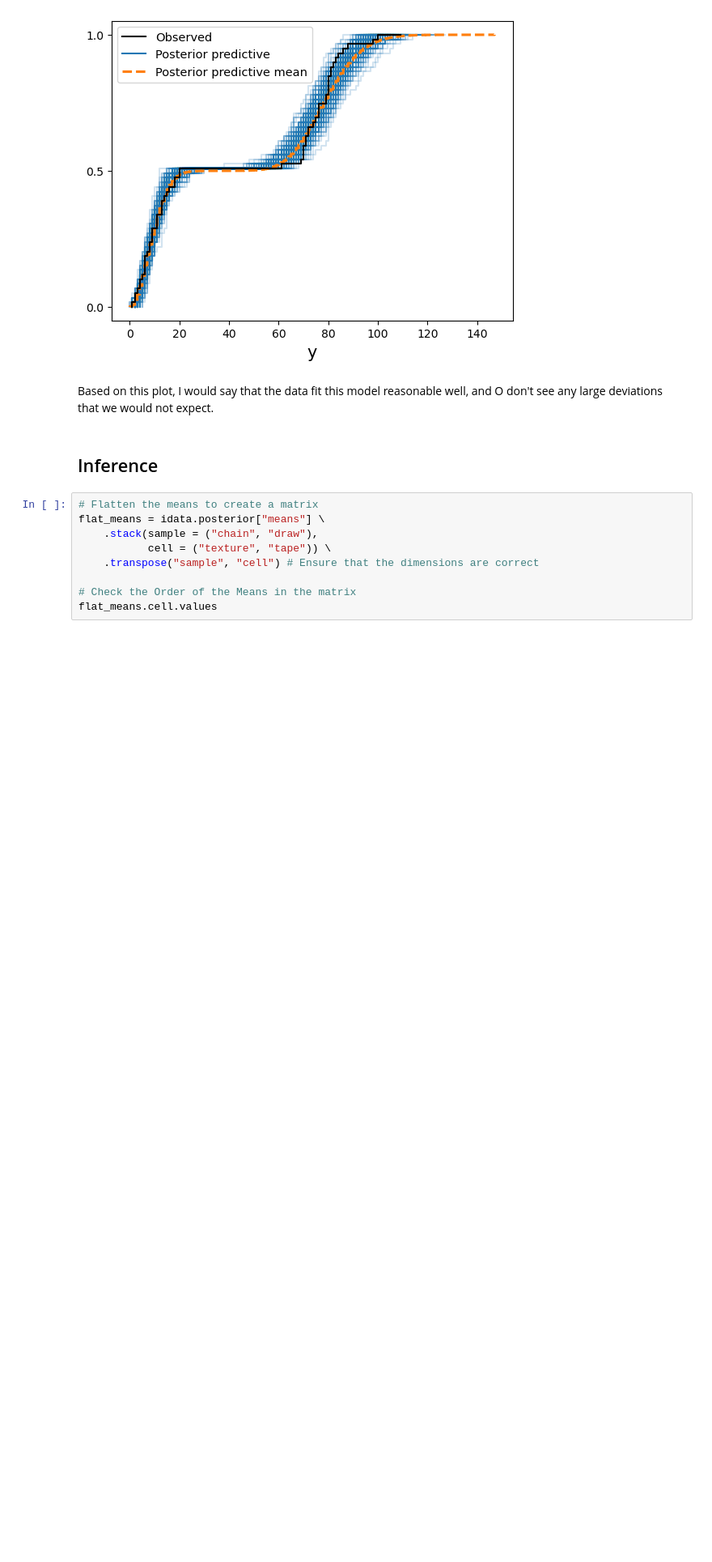
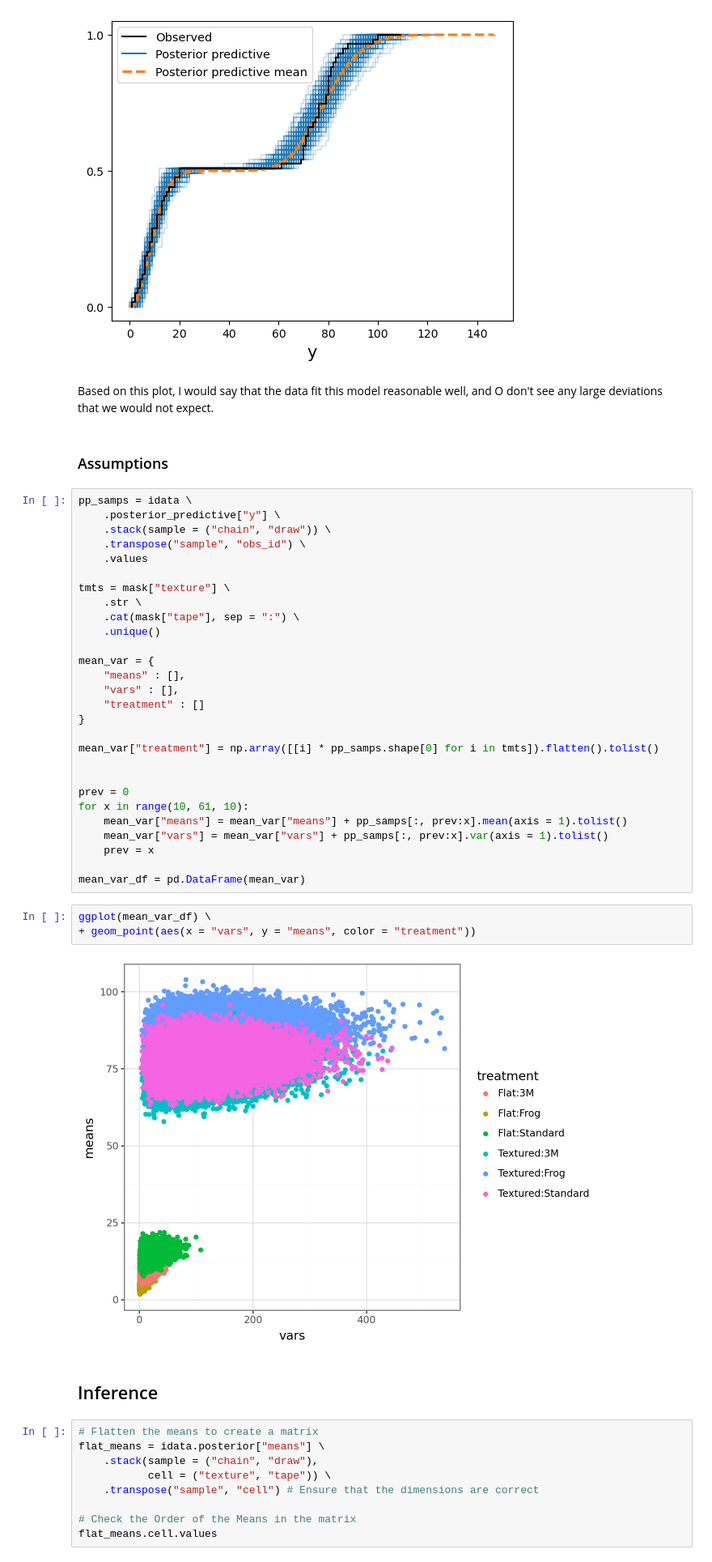
Before and after one commit to quintbro/masking-tape-analysis, a Jupyter notebook: masking_tape_analysis.ipynb, the cells around one changed output. Shown at 81% size. Saved outputs shown, nothing was run; the diff lists cells and outputs as text; blank space fills up the shorter version.

Commit message:
Update Assumptions checks

```diff
--- a/masking_tape_analysis.ipynb
+++ b/masking_tape_analysis.ipynb
@@ -201,6 +201,41 @@ plt.show()
 [figure]
 # %% [markdown]
 Based on this plot, I would say that the data fit this model reasonable well, and O don't see any large deviations that we would not expect.
+# %% [markdown]
+### Assumptions
+# %%
+pp_samps = idata \
+    .posterior_predictive["y"] \
+    .stack(sample = ("chain", "draw")) \
+    .transpose("sample", "obs_id") \
+    .values
+
+tmts = mask["texture"] \
+    .str \
+    .cat(mask["tape"], sep = ":") \
+    .unique()
+
+mean_var = {
+    "means" : [],
+    "vars" : [],
+    "treatment" : []
+}
+
+mean_var["treatment"] = np.array([[i] * pp_samps.shape[0] for i in tmts]).flatten().tolist()
+
+
+prev = 0
+for x in range(10, 61, 10):
+    mean_var["means"] = mean_var["means"] + pp_samps[:, prev:x].mean(axis = 1).tolist()
+    mean_var["vars"] = mean_var["vars"] + pp_samps[:, prev:x].var(axis = 1).tolist()
+    prev = x
+
+mean_var_df = pd.DataFrame(mean_var)
+# %%
+ggplot(mean_var_df) \
++ geom_point(aes(x = "vars", y = "means", color = "treatment"))
+# %% [output]
+[figure, added]
 # %% [markdown]
 ## Inference
 # %%
```
Also changed, not shown: parts of 2 cells of this notebook.
